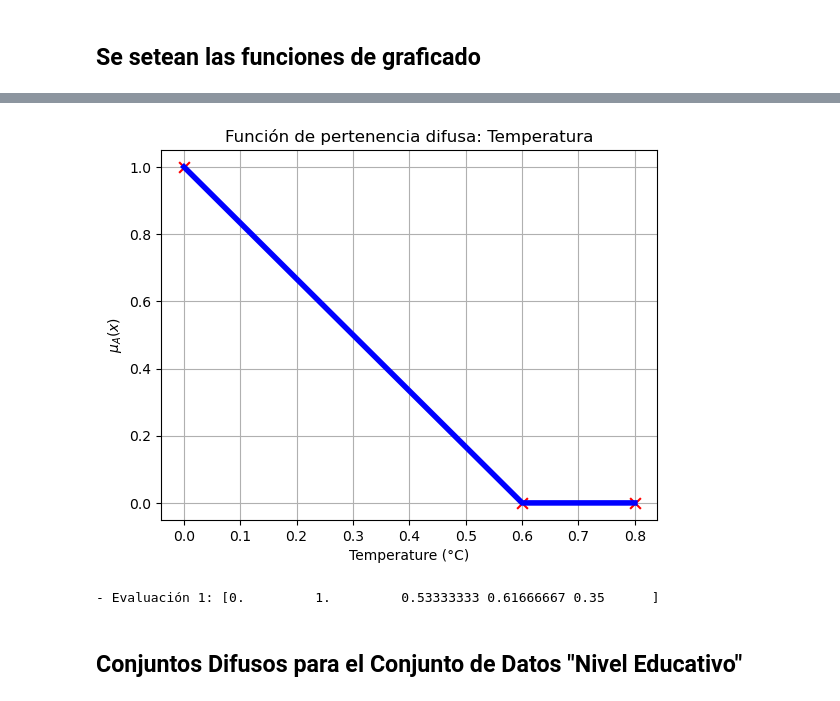
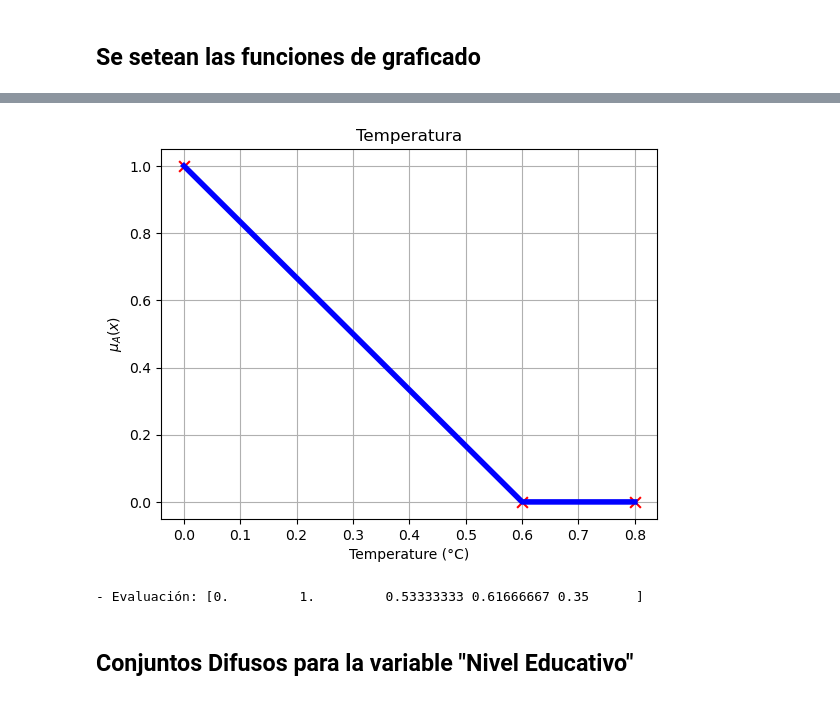
Before and after one commit to CarlosPorcallo/horacio_flores, a Jupyter notebook: 3_lógica_difusa.ipynb, the cells around one changed output, grey strips where cells are left out. Cells and saved outputs as stored; diff of their text form; code cells hidden in the pictures.

```diff
--- a/3_lógica_difusa.ipynb
+++ b/3_lógica_difusa.ipynb
@@ -161,27 +162,26 @@ for i, datos in enumerate(valores, 1):
 # %%
+# Temperatura - Función de pertenencia lineal decreciente
+
+# Definición de Evaluaciones
+valores = [0.72, -0.17, 0.28, 0.23, 0.39]
+
 # Definición de parámetros
 a = 0 # Límite inferior para la secuencia x
 a0 = 0 # Inicio de la región borrosa
 a1 = 0.6 # Fin de la región borrosa (corte final)
 b = 0.8 # Límite superior
 x = np.arange(a, b + 0.01, 0.05) # Eje x: de 0 a 0.8 con paso de 0.5
-title = "Función de pertenencia difusa: Temperatura"
+title = "Temperatura"
 label = "Temperature (°C)"
-
-# Definición de Evaluaciones
-valores = [
-    [0.72, -0.17, 0.28, 0.23, 0.39]
-]
 
 # Graficar función de pertenencia
 plot_FPertenenciaLD2(a0, a1, x, title, label)
 
 # Evaluación de ejemplos
-for i, datos in enumerate(valores, 1):
-    print(f"- Evaluación {i}: {FPertenenciaLD2(a0, a1, datos)}")
+print(f"- Evaluación: {FPertenenciaLD2(a0, a1, valores)}")
 # %% [output]
-[figure, old version]
+[figure, new version]
-- Evaluación 1: [0.         1.         0.53333333 0.61666667 0.35      ]
+- Evaluación: [0.         1.         0.53333333 0.61666667 0.35      ]
 # %% [markdown]
-## Conjuntos Difusos para el Conjunto de Datos "Nivel Educativo"
+## Conjuntos Difusos para la variable "Nivel Educativo"
 # %%
```
Also changed, not shown: parts of 36 cells of this notebook.
